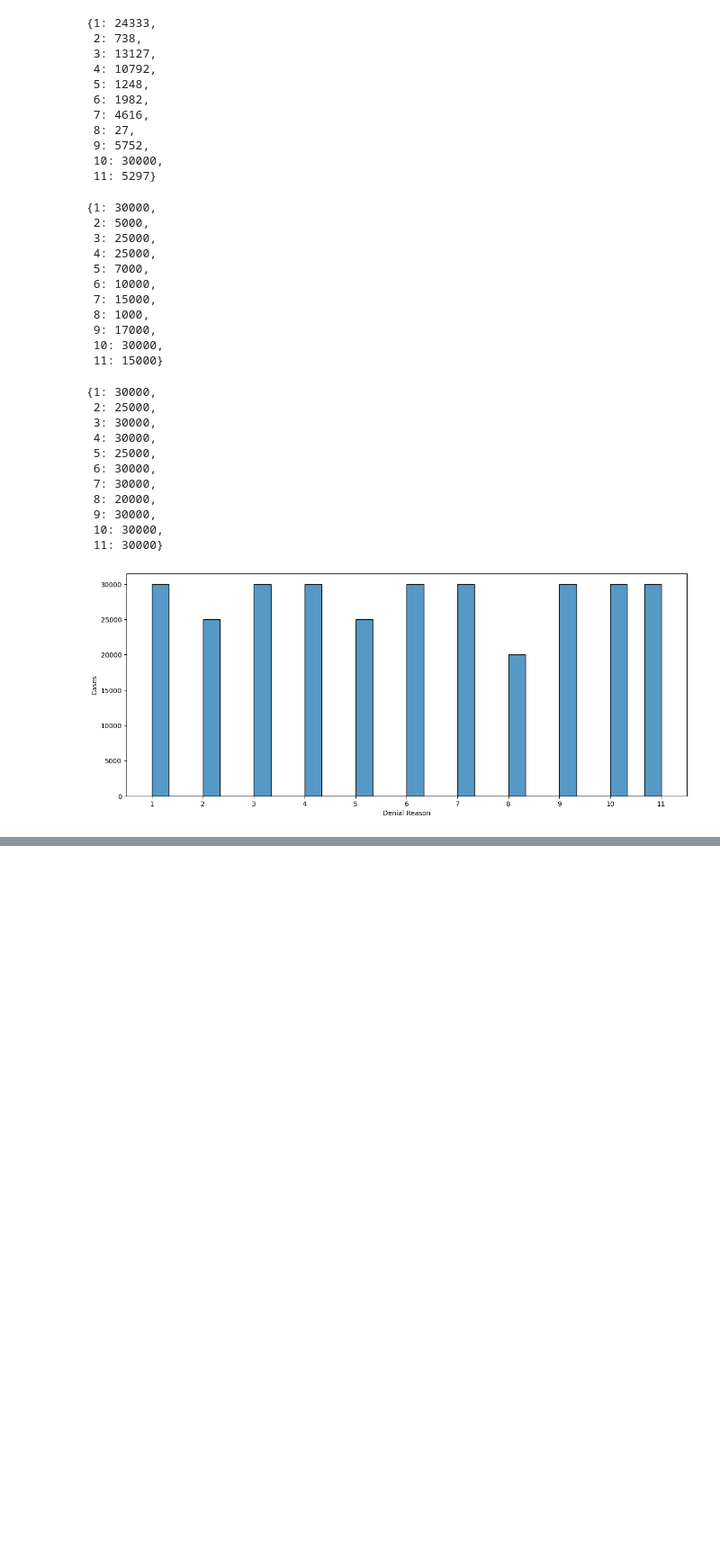
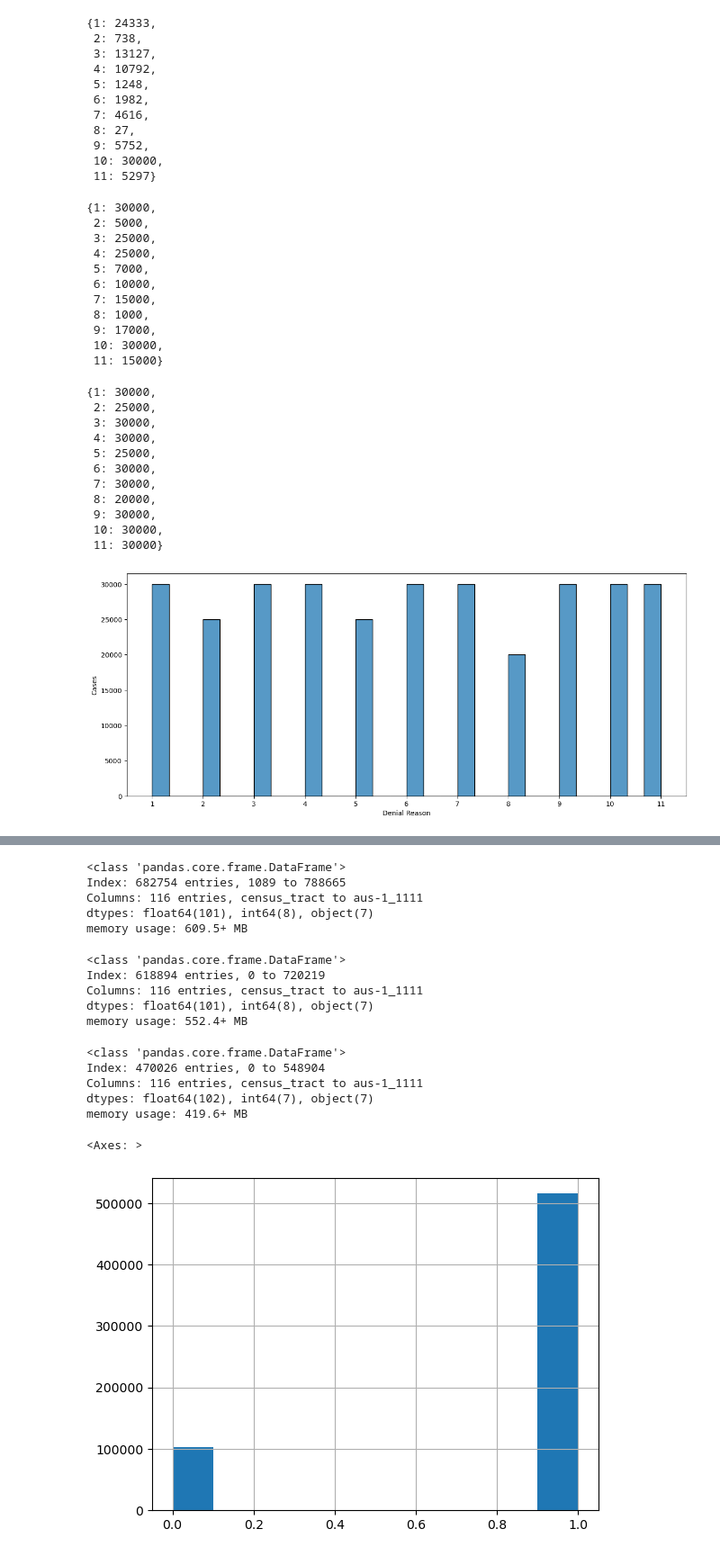
Before and after one commit to HITOfficial/data-mining, a Jupyter notebook: imbalanced-learning/checkpoint.ipynb, the cells around one changed output, grey strips where cells are left out. Shown at 90% size. Drawn from its saved outputs; the diff is of its cells as text; code cells hidden in the pictures; blank space fills up the shorter version.

```diff
--- a/imbalanced-learning/checkpoint.ipynb
+++ b/imbalanced-learning/checkpoint.ipynb
@@ -971,0 +1144,18 @@ Text(0.5, 1.0, 'ROC AUC score probablities for classes on non-balanced test data
+# %%
+df21 = df21[df21['applicant_age'].notna()]
+df20 = df20[df20['applicant_age'].notna()]
+df21['applicant_age'] = df21['applicant_age'].astype(np.int64)
+df20['applicant_age'] = df20['applicant_age'].astype(np.int64)
+# %%
+from typing import List
+
+columns_to_drop_nan: List[str] = [
+    'conforming_loan_limit',
+    'census_tract',
+    'loan_term',
+    'income',
+    'denial_reason-1'
+]
+
+df21.dropna(subset=columns_to_drop_nan, inplace=True)
+df20.dropna(subset=columns_to_drop_nan, inplace=True)
@@ -971,0 +1185,5 @@ Text(0.5, 1.0, 'ROC AUC score probablities for classes on non-balanced test data
+# %%
+df21['loan_term'] = df21['loan_term'].astype(np.int64)
+df20['loan_term'] = df20['loan_term'].astype(np.int64)
+df21['total_units'] = df21['total_units'].astype(np.int64)
+df20['total_units'] = df20['total_units'].astype(np.int64)
@@ -971,0 +1200,5 @@ Text(0.5, 1.0, 'ROC AUC score probablities for classes on non-balanced test data
+# %%
+y_10_classes21 = df21.pop('denial_reason-1').astype(np.int64)
+y_10_classes20 = df20.pop('denial_reason-1').astype(np.int64)
+y21 = (y_10_classes21 == 10).astype(np.int64)
+y20 = (y_10_classes20 == 10).astype(np.int64)
@@ -971,0 +1412,24 @@ Text(0.5, 1.0, 'ROC AUC score probablities for classes on non-balanced test data
+# %%
+df_encoded21.info()
+# %% [output]
+<class 'pandas.core.frame.DataFrame'>
+Index: 682754 entries, 1089 to 788665
+Columns: 116 entries, census_tract to aus-1_1111
+dtypes: float64(101), int64(8), object(7)
+memory usage: 609.5+ MB
+# %%
+df_encoded20.info()
+# %% [output]
+<class 'pandas.core.frame.DataFrame'>
+Index: 618894 entries, 0 to 720219
+Columns: 116 entries, census_tract to aus-1_1111
+dtypes: float64(101), int64(8), object(7)
+memory usage: 552.4+ MB
+# %%
+df_encoded.info()
+# %% [output]
+<class 'pandas.core.frame.DataFrame'>
+Index: 470026 entries, 0 to 548904
+Columns: 116 entries, census_tract to aus-1_1111
+dtypes: float64(102), int64(7), object(7)
+memory usage: 419.6+ MB
@@ -971,0 +1440,5 @@ Text(0.5, 1.0, 'ROC AUC score probablities for classes on non-balanced test data
+# %%
+y20.hist()
+# %% [output]
+<Axes: >
+[figure, added]
```
Also changed, not shown: parts of 87 cells of this notebook.
